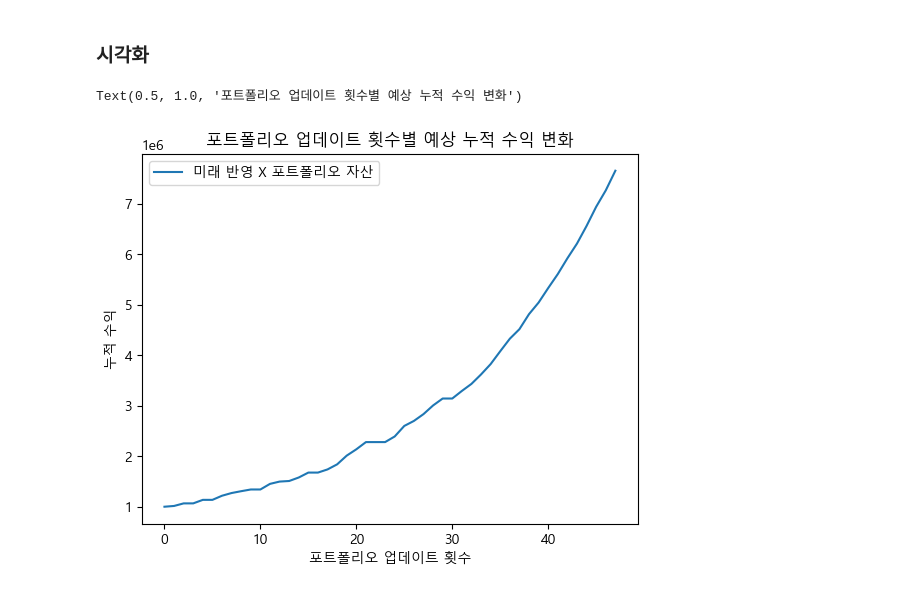
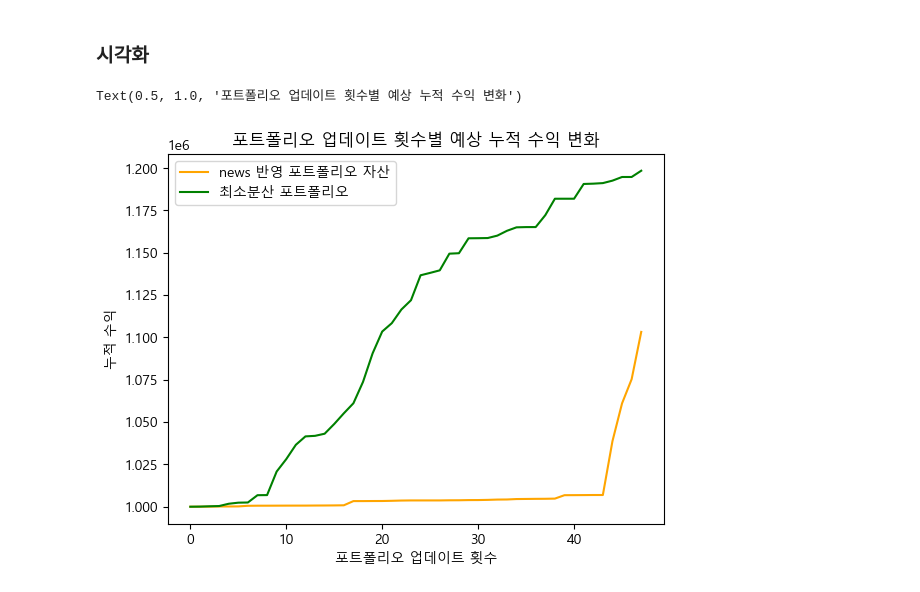
Before and after one commit to Jjineeq/Web_Crawling, a Jupyter notebook: Quant_total.ipynb, the cells around one changed output. Drawn from its saved outputs; the diff is of its cells as text; code cells hidden in the pictures.

```diff
--- a/Quant_total.ipynb
+++ b/Quant_total.ipynb
@@ -211,6 +153,3 @@ score_df['time'] = pd.date_range('2013-01-01','2022-12-31',freq='m')
 score_df['time'] = score_df['time'].astype(str)
 score_df.set_index('time', inplace=True)
 #score_df = score_df.set_index(pd.date_range('2013-01-01','2022-12-31',freq='m'))
-z = []
-for i in range(0,len(score_df.columns)):
-    z.append((list(cleaned_weights.values())[i] + score_df.iloc[1,i])/2)
@@ -330,6 +324,7 @@ for i in range(0,len(X_valid)):
 b = 1000000
 solution_2 = []
 money_2 = []
+profit_2 = []
 sol_2 = pd.DataFrame(index=range(0,1), columns = df.columns)
 
 for i in range(0,len(X_valid)):
@@ -339,11 +334,14 @@ for i in range(0,len(X_valid)):
     S = risk_models.sample_cov(table, frequency = 12)
 
     ef = EfficientFrontier(mu,S)
-    weights_2 = ef.min_volatility()
+    #weights_2 = ef.min_volatility()
     #weights_2 = ef.max_quadratic_utility()
-    #weights_2 = ef.max_sharpe()
+    weights_2 = ef.max_sharpe()
     cleaned_weights = ef.clean_weights()
-    test_table = get_latest_prices(X_valid.iloc[i:,:])
+    if i == 0:
+        test_table = get_latest_prices(X_train)
+    else:
+        test_table = get_latest_prices(X_valid.iloc[:i,:])
 
     da = DiscreteAllocation(cleaned_weights, test_table, total_portfolio_value = b)
 
@@ -351,4 +349,9 @@ for i in range(0,len(X_valid)):
     money_2.append(b)
     mat_2 = pd.DataFrame.from_dict(data = data_2, orient='index', dtype='int').T
     sol_2 = pd.merge(sol_2, mat_2, how = 'outer').fillna(0)
+    if i ==0:
+        solution_2 = sol_2.iloc[1,:] @ X_valid.iloc[0,:].T
+    else:
+        solution_2 = sol_2.iloc[i+1,:] @ X_valid.iloc[i,:].T - b
     b += solution_2
+    profit_2.append(solution_2)
@@ -383,9 +357,0 @@ for i in range(0,len(X_valid)):
-# %%
-z = []
-for i in range(0,len(score_df.columns)):
-    news_score = list(cleaned_weights.values())[i]
-    if news_score >= 0.5:
-        total_weight = (news_score + score_df.iloc[1,i] )/ 2
-    if news_score < 0.5:
-        total_weight = score_df.iloc[1,i] * 0.9 - news_score * 0.1
-    z.append((list(cleaned_weights.values())[i] + score_df.iloc[1,i])/2)
@@ -436,14 +500,15 @@ def weight_cal(news_score, weights):
 ### 시각화
 # %%
 #plt.plot((pd.DataFrame(money)), label = '미래 반영 포트폴리오 자산')
-plt.plot((pd.DataFrame(money)), label = '미래 반영 X 포트폴리오 자산')
+plt.plot((pd.DataFrame(money)), label = 'news 반영 포트폴리오 자산', color = 'orange')
+plt.plot((pd.DataFrame(money_2)), label = '최소분산 포트폴리오', color = 'green')
 plt.xlabel('포트폴리오 업데이트 횟수')
 plt.ylabel('누적 수익')
 plt.legend()
 plt.title('포트폴리오 업데이트 횟수별 예상 누적 수익 변화')
 # %% [output]
 Text(0.5, 1.0, '포트폴리오 업데이트 횟수별 예상 누적 수익 변화')
-[figure, old version]
+[figure, new version]
 # %%
 #plt.plot((pd.DataFrame(money)), label = '미래 반영 포트폴리오 자산')
 plt.plot((pd.DataFrame(money_2)), label = '최소분산 포트폴리오')
```
Also changed, not shown: parts of 53 cells of this notebook, 1 other file.
